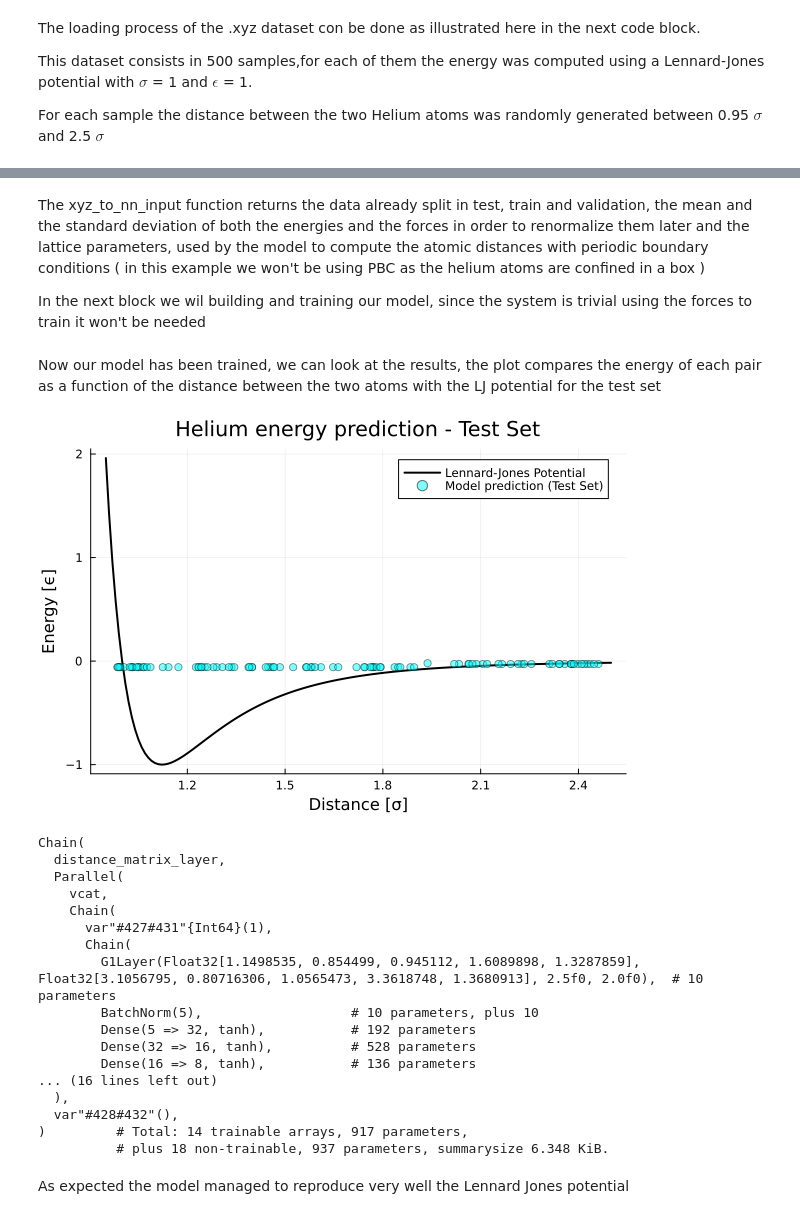
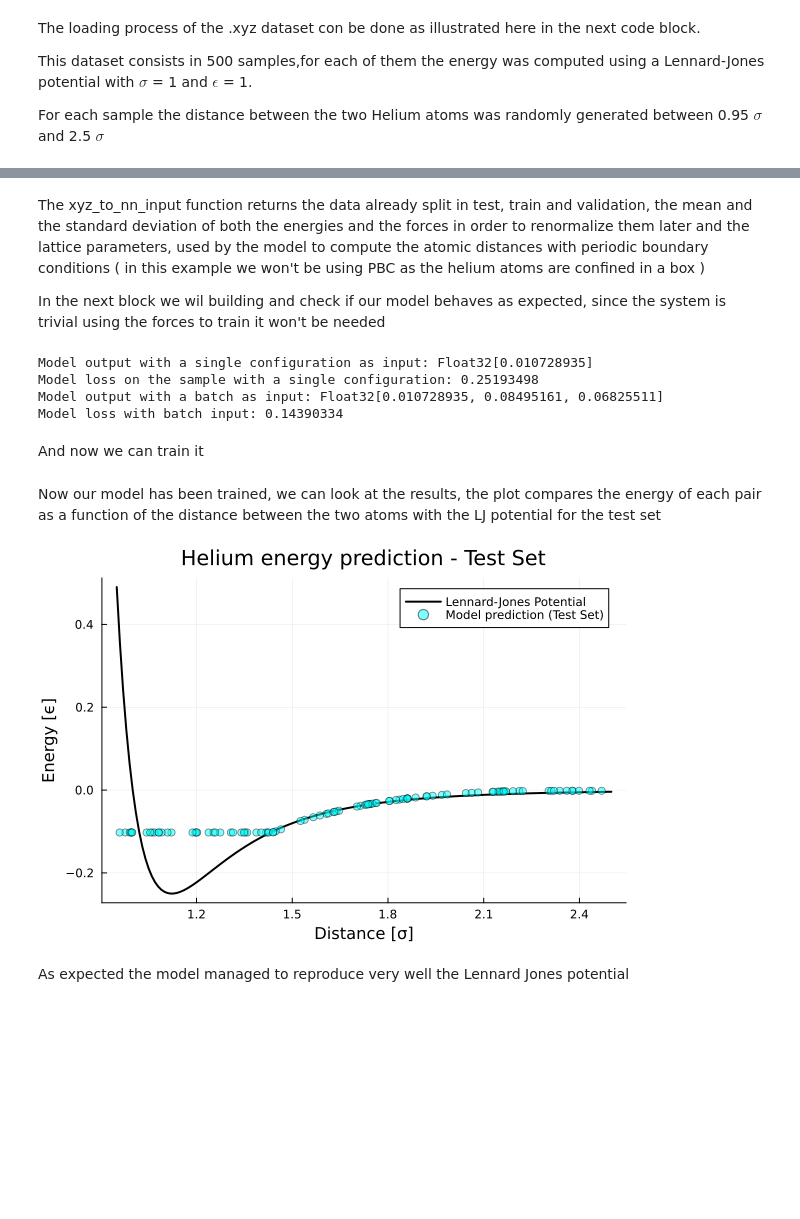
Before and after one commit to GianmarcoBiagi/SymmLearn, a Jupyter notebook: examples/Diatomic Helium Example.ipynb, the cells around one changed output, grey strips where cells are left out. Saved outputs shown, nothing was run; the diff lists cells and outputs as text; code cells hidden in the pictures; blank space fills up the shorter version.

Commit message:
Same commit as the last one

```diff
--- a/examples/Diatomic Helium Example.ipynb
+++ b/examples/Diatomic Helium Example.ipynb
@@ -36,81 +32,78 @@ println(Train)
 # %% [markdown]
 The xyz_to_nn_input function returns the data already split in test, train and validation, the mean and the standard deviation of both the energies and the forces in order to renormalize them later and the lattice parameters, used by the model to compute the atomic distances with periodic boundary conditions ( in this example we won't be using PBC as the helium atoms are confined in a box )
 
-In the next block we wil building and training our model,  since the system is trivial using the forces to train it won't be needed
+In the next block we wil building and check if our model behaves as expected,  since the system is trivial using the forces to train it won't be needed
 # %%
 #define the model using 10 G1 symmetry functions
 
 model = build_model(species, 5, 2.5f0)
 
-#train the model
+#We can check if the model and the loss work as we expected on a small batch and on a single output
 
-last_model,trained_model,train_loss,val_loss = train_model!(
-        model,
-        Train[1],
-        Train[2],
-        Val[1],
-        Val[2],
-        loss_function_no_forces;
-         initial_lr=0.1,epochs=1, batch_size=16 , verbose=false
-    )
+x_batch = Train[1][1:3, :]
+y_batch = Train[2][1:3]
+
+x_sample = Train[1][1:1, :]
+y_sample = Train[2][1]
+
+
+
+println("Model output with a single configuration as input: ", model(x_sample))
+println("Model loss on the sample with a single configuration: ", loss_function_no_forces(model, x_sample, y_sample))
+println("Model output with a batch as input: ", model(x_batch))
+println("Model loss with batch input: ", loss_function_no_forces(model, x_batch, y_batch))
+# %% [output]
+Model output with a single configuration as input: Float32[0.010728935]
+Model loss on the sample with a single configuration: 0.25193498
+Model output with a batch as input: Float32[0.010728935, 0.08495161, 0.06825511]
+Model loss with batch input: 0.14390334
+# %% [markdown]
+And now we can train it
+# %%
+#train the model
+
+last_model,trained_model,train_loss,val_loss = train_model!(
+        model,
+        Train[1],
+        Train[2],
+        Val[1],
+        Val[2],
+        loss_function_no_forces;
+         initial_lr=0.1, epochs=1000, batch_size=32 , verbose=false
+    )
 # %% [markdown]
 Now our model has been trained, we can look at the results, the plot compares the energy of each pair as a function of the distance between the two atoms with the LJ potential for the test set
 # %%
 # Denormalize model predictions for the test set using Z-score inversion
 test_guess = trained_model(Test_data[1]) .* energy_std .+ energy_mean
 
 # Extract interatomic distances from the test set (for plotting)
 test_distances = [Test_data[1][i, 4] for i in 1:size(Test_data[1], 1)]
 
 
-# Extract true energies from the test set
-test_energy = [d[:energy] for d in Test_data[2]]
-
-
-
 # Define Lennard-Jones potential curve for reference
 r = 0.95:0.01:2.5
-lj_energy = 4 .* ((1 ./ r).^12 .- (1 ./ r).^6)
+lj_energy =  ((1 ./ r).^12 .- (1 ./ r).^6)
 
 plot(r, lj_energy,
     label="Lennard-Jones Potential",
     color="black",
     lw=2
 )
 
 # Plot predictions vs Lennard-Jones potential
 scatter!(test_distances, test_guess,
     label="Model prediction (Test Set)",
     alpha=0.5,
     color="cyan"
 )
 
 
 
 xlabel!("Distance [σ]")
 ylabel!("Energy [ϵ]")
 title!("Helium energy prediction - Test Set")
 # %% [output]
-[figure, old version]
+[figure, new version]
-# %%
-model
-# %% [output]
-Chain(
-  distance_matrix_layer,
-  Parallel(
-    vcat,
-    Chain(
-      var"#427#431"{Int64}(1),
-      Chain(
-        G1Layer(Float32[1.1498535, 0.854499, 0.945112, 1.6089898, 1.3287859], Float32[3.1056795, 0.80716306, 1.0565473, 3.3618748, 1.3680913], 2.5f0, 2.0f0),  # 10 parameters
-        BatchNorm(5),                   # 10 parameters, plus 10
-        Dense(5 => 32, tanh),           # 192 parameters
-        Dense(32 => 16, tanh),          # 528 parameters
-        Dense(16 => 8, tanh),           # 136 parameters
-... (16 lines left out)
-  ),
-  var"#428#432"(),
-)         # Total: 14 trainable arrays, 917 parameters,
-          # plus 18 non-trainable, 937 parameters, summarysize 6.348 KiB.
 # %% [markdown]
 As expected the model managed to reproduce very well the Lennard Jones potential
```
Also changed, not shown: parts of 2 cells of this notebook.
